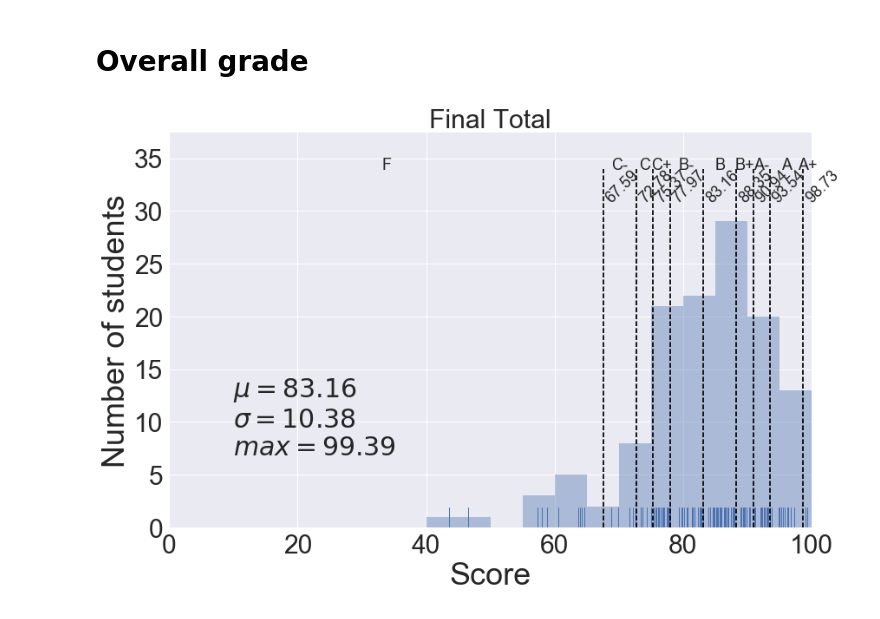
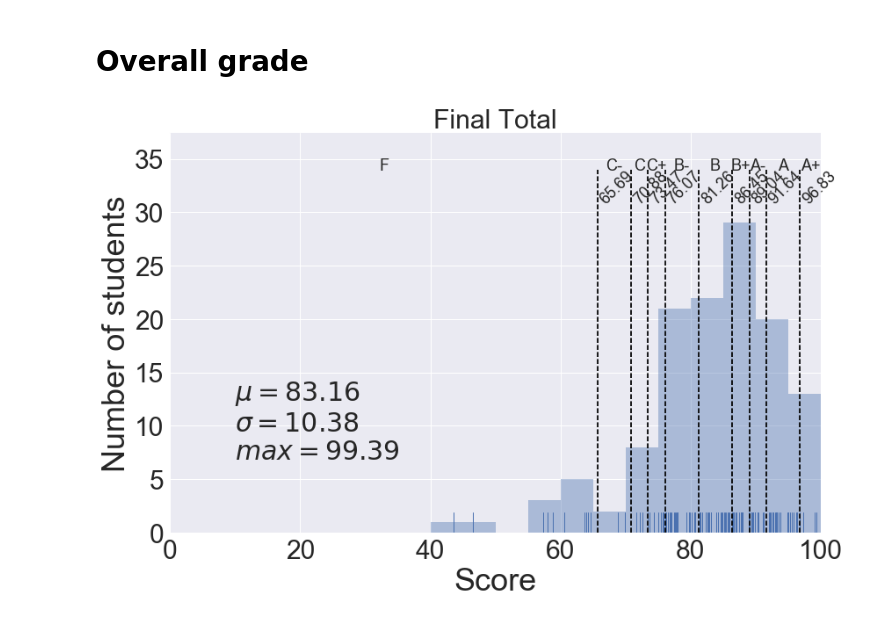
Before and after one commit to materialsvirtuallab/ceng114, a Jupyter notebook: grades/statsw2017.ipynb, the cells around one changed output. Drawn from its saved outputs; the diff is of its cells as text; code cells hidden in the pictures.

```diff
--- a/grades/statsw2017.ipynb
+++ b/grades/statsw2017.ipynb
@@ -184,9 +184,9 @@ cutoffs = bar_plot(d, "MT2", annotate=True)
 # %%
 d["Final Total"] = np.minimum(d["Final Total"], 100)
 # %%
-cutoffs = bar_plot(d, "Final Total", annotate=True)
+cutoffs = bar_plot(d, "Final Total", annotate=True, offset=-1.9)
 # %% [output]
-[figure, old version]
+[figure, new version]
 # %%
 # The command below is used to generate the overall grade assignments for all students and dump it into a CSV file.
 # assign_grades(d, "Weighted Total", cutoffs=cutoffs)
```
Also changed, not shown: parts of 1 cell of this notebook.
